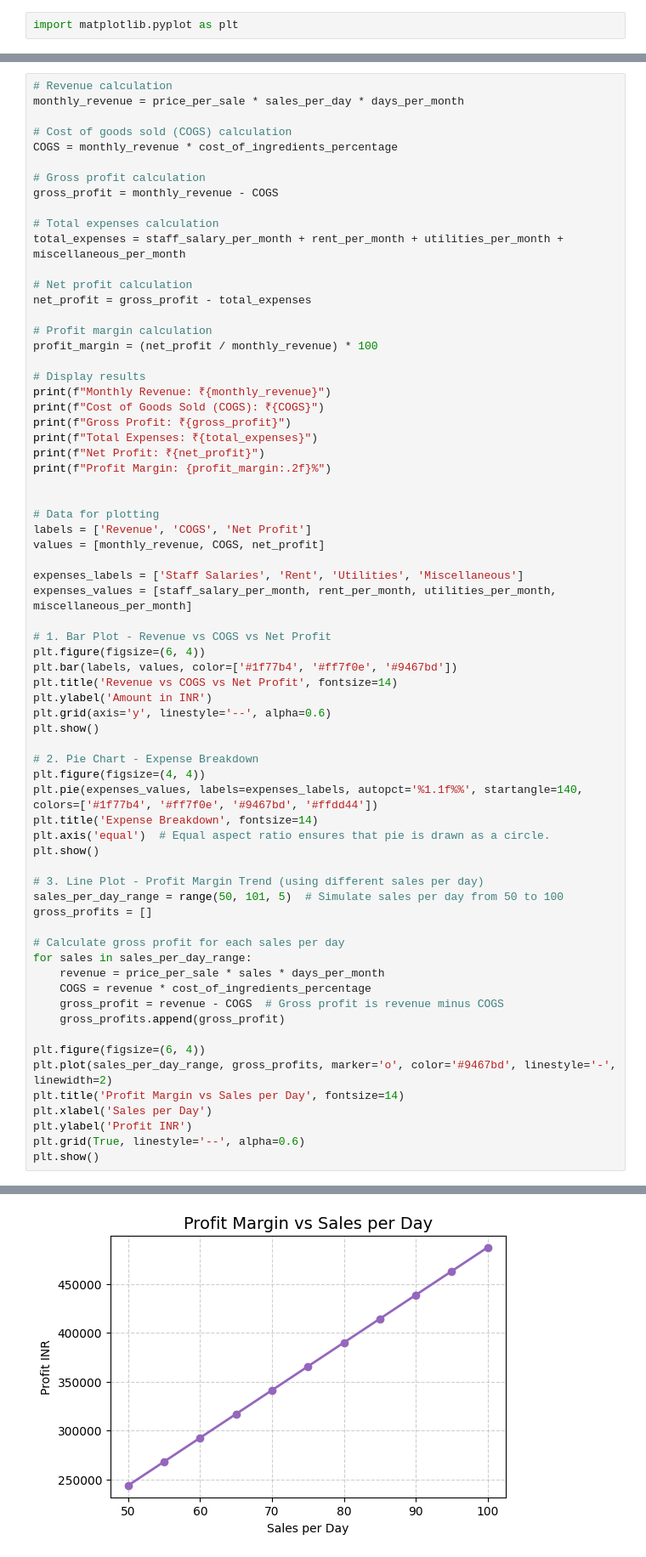
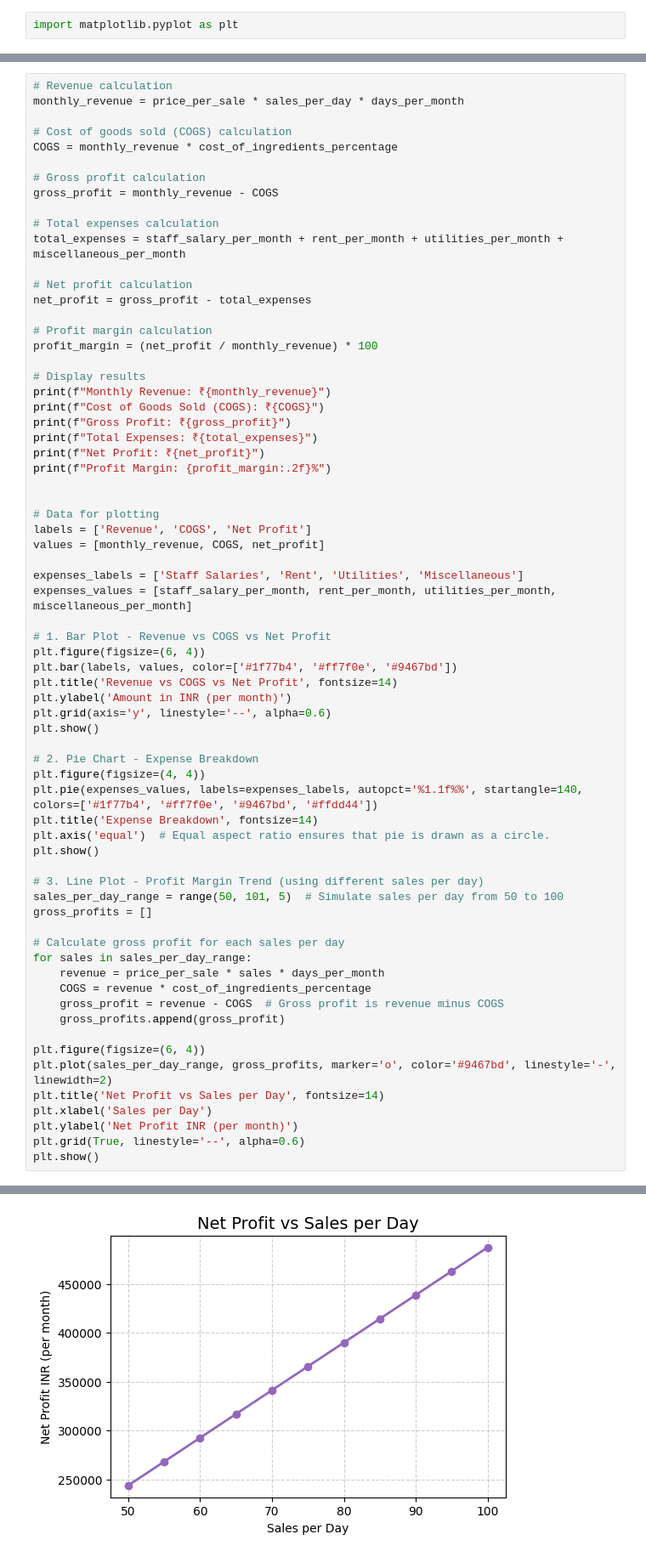
Before and after one commit to ameya1252/BOBANA, a Jupyter notebook: cost_sheet.ipynb, the cells around one changed output, grey strips where cells are left out. Shown: that part at 85% size. Saved outputs shown, nothing was run; the diff lists cells and outputs as text.

```diff
--- a/cost_sheet.ipynb
+++ b/cost_sheet.ipynb
@@ -51,7 +51,7 @@ expenses_values = [staff_salary_per_month, rent_per_month, utilities_per_month,
 plt.figure(figsize=(6, 4))
 plt.bar(labels, values, color=['#1f77b4', '#ff7f0e', '#9467bd'])
 plt.title('Revenue vs COGS vs Net Profit', fontsize=14)
-plt.ylabel('Amount in INR')
+plt.ylabel('Amount in INR (per month)')
 plt.grid(axis='y', linestyle='--', alpha=0.6)
 plt.show()
 
@@ -75,9 +75,9 @@ for sales in sales_per_day_range:
 
 plt.figure(figsize=(6, 4))
 plt.plot(sales_per_day_range, gross_profits, marker='o', color='#9467bd', linestyle='-', linewidth=2)
-plt.title('Profit Margin vs Sales per Day', fontsize=14)
+plt.title('Net Profit vs Sales per Day', fontsize=14)
 plt.xlabel('Sales per Day')
-plt.ylabel('Profit INR')
+plt.ylabel('Net Profit INR (per month)')
 plt.grid(True, linestyle='--', alpha=0.6)
 plt.show()
 # %% [output]
@@ -91,2 +91,2 @@ Profit Margin: 27.67%
 [figure]
-[figure, old version]
+[figure, new version]
```
Also changed, not shown: parts of 1 cell of this notebook.
